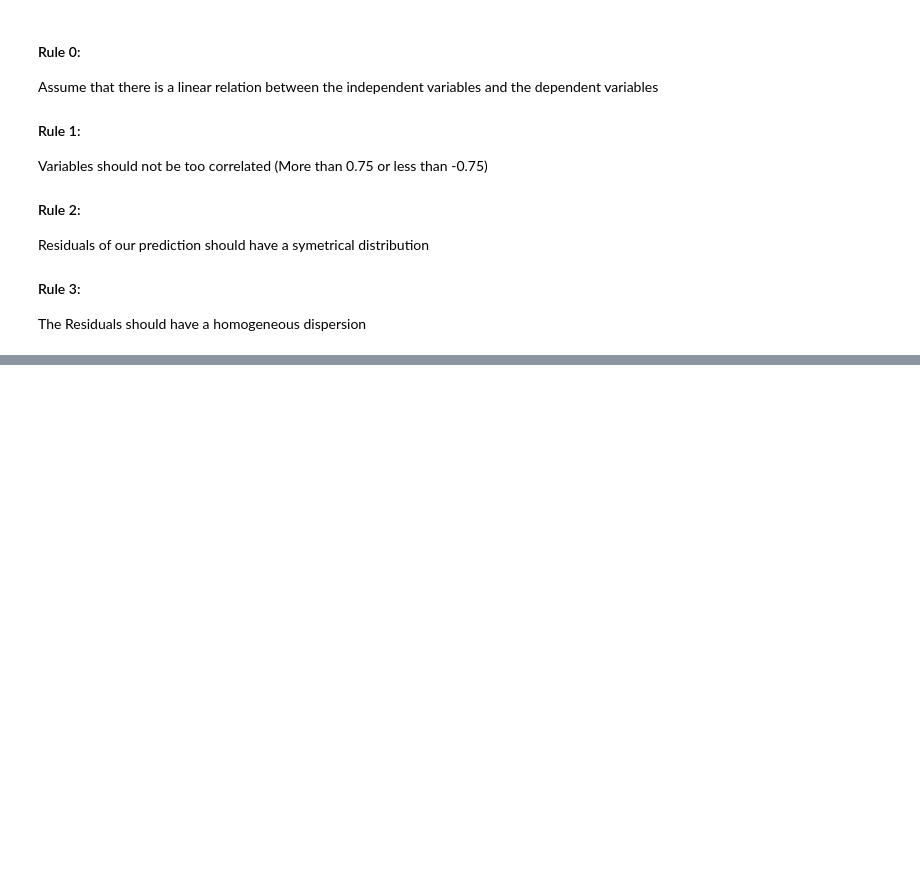
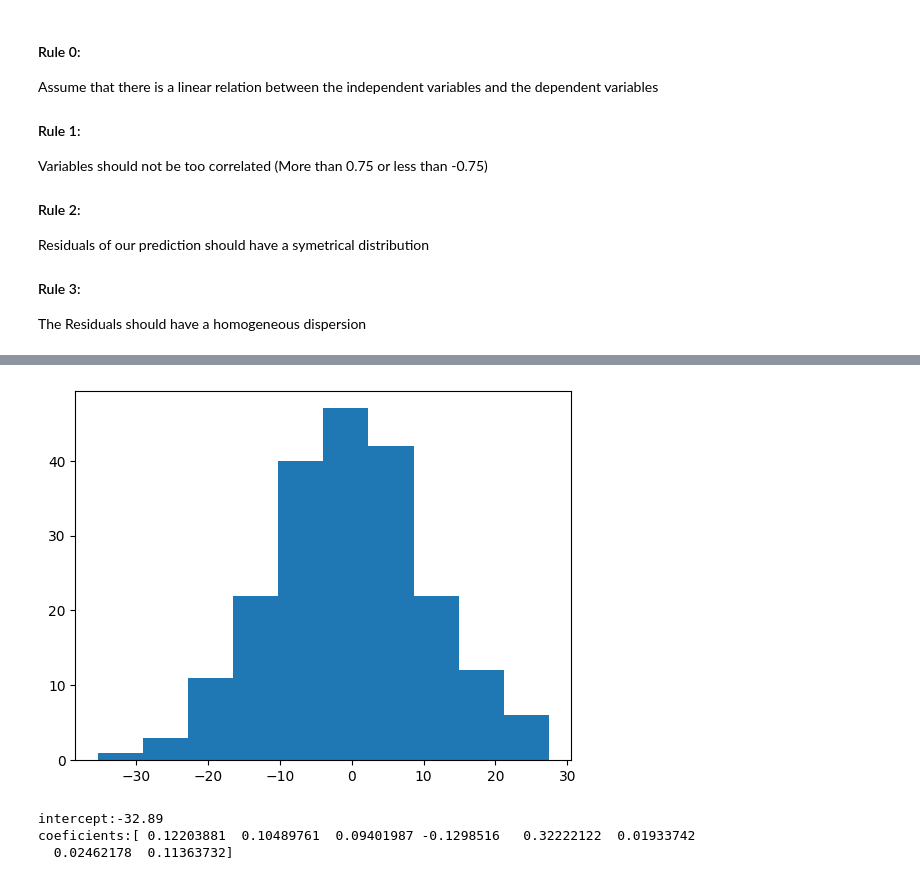
Before and after one commit to nallequintero/4geeks_class, a Jupyter notebook: notebooks/15_regularization.ipynb, the cells around one changed output, grey strips where cells are left out. Cells and saved outputs as stored; diff of their text form; code cells hidden in the pictures; blank space fills up the shorter version.

```diff
--- a/notebooks/15_regularization.ipynb
+++ b/notebooks/15_regularization.ipynb
@@ -175,0 +217,12 @@ The Residuals should have a homogeneous dispersion
+# %%
+plt.hist(resid)
+plt.show()
+# %% [output]
+[figure, added]
+# %%
+print(f'intercept:{lreg.intercept_:.2f}')# beta_0
+print(f'coeficients:{lreg.coef_}') #beta_1 ... beta_n
+# %% [output]
+intercept:-32.89
+coeficients:[ 0.12203881  0.10489761  0.09401987 -0.1298516   0.32222122  0.01933742
+  0.02462178  0.11363732]
```
Also changed, not shown: parts of 7 cells of this notebook.
